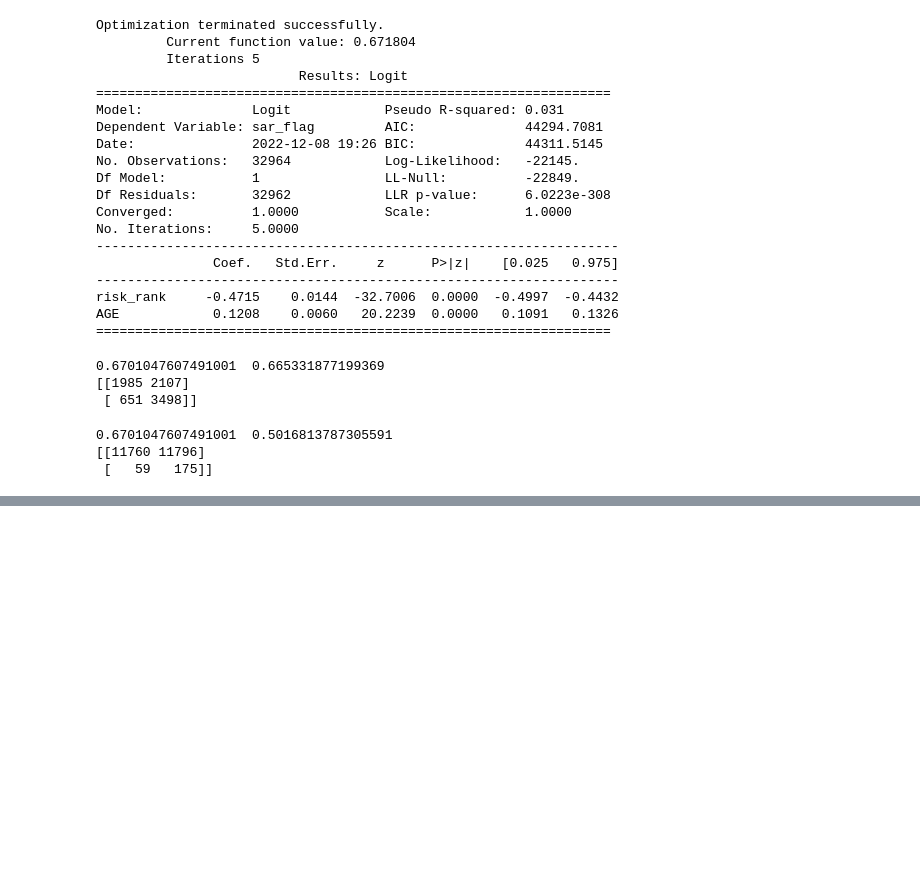
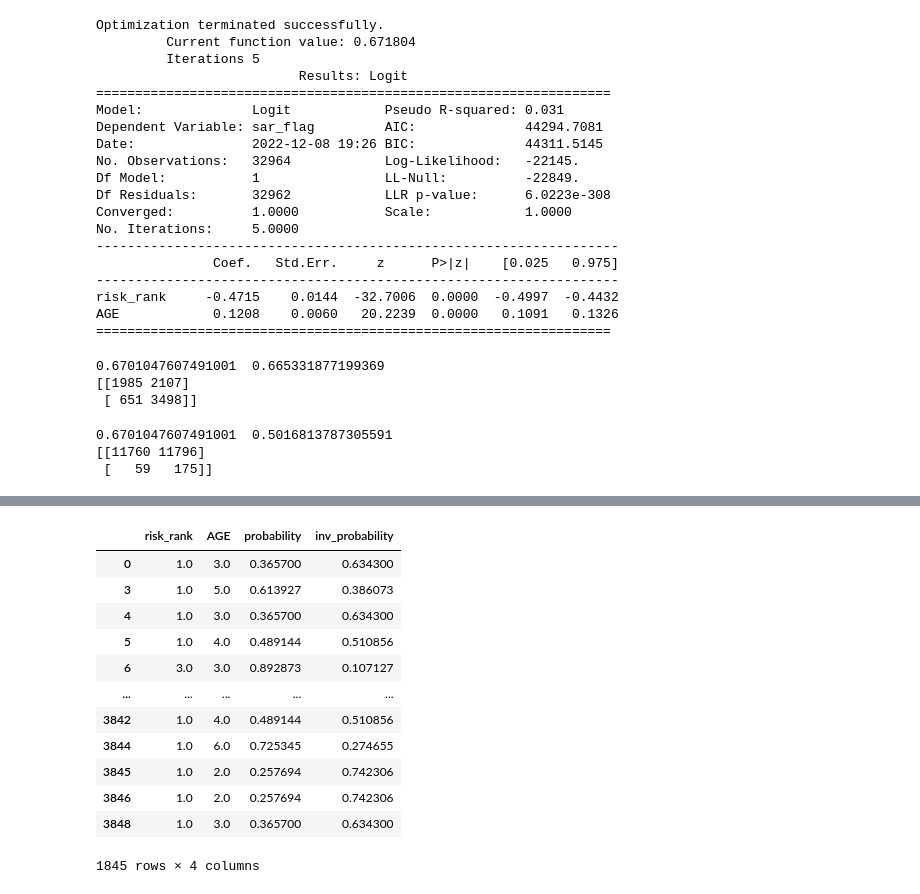
Before and after one commit to NTHU-Projects/dm-suspected-money-laundering-transactions-detection, a Jupyter notebook: experiment1_edwin/logistic_regression.ipynb, the cells around one changed output, grey strips where cells are left out. Saved outputs shown, nothing was run; the diff lists cells and outputs as text; code cells hidden in the pictures; blank space fills up the shorter version.

```diff
--- a/experiment1_edwin/logistic_regression.ipynb
+++ b/experiment1_edwin/logistic_regression.ipynb
@@ -229,0 +292,3 @@ print(cm)
+# %%
+x_submit = submit_format[['risk_rank', 'AGE']]
+x_submit
@@ -229,0 +309,3 @@ print(cm)
+# %%
+x_submit.dropna(inplace=True)
+x_submit
@@ -229,0 +330,5 @@ print(cm)
+# %%
+y_submit = LR.predict_proba(x_submit)
+y_submit = pd.DataFrame(y_submit, columns = ['probability', 'inv_probability'])
+y_submit.index = x_submit.index
+y_submit
@@ -229,0 +349,18 @@ print(cm)
+# %%
+# submit_prob = pd.merge([x_submit, y_submit], axis=1, left_index=True, right_index=False)
+submit_prob = pd.concat([x_submit, y_submit], axis=1)
+submit_prob
+# %% [output]
+|  | risk_rank | AGE | probability | inv_probability |
+| 0 | 1.0 | 3.0 | 0.365700 | 0.634300 |
+| 3 | 1.0 | 5.0 | 0.613927 | 0.386073 |
+| 4 | 1.0 | 3.0 | 0.365700 | 0.634300 |
+| 5 | 1.0 | 4.0 | 0.489144 | 0.510856 |
+| 6 | 3.0 | 3.0 | 0.892873 | 0.107127 |
+| ... | ... | ... | ... | ... |
+| 3842 | 1.0 | 4.0 | 0.489144 | 0.510856 |
+| 3844 | 1.0 | 6.0 | 0.725345 | 0.274655 |
+| 3845 | 1.0 | 2.0 | 0.257694 | 0.742306 |
+| 3846 | 1.0 | 2.0 | 0.257694 | 0.742306 |
+| 3848 | 1.0 | 3.0 | 0.365700 | 0.634300 |
+1845 rows × 4 columns
```
Also changed, not shown: parts of 12 cells of this notebook, 2 other files.
